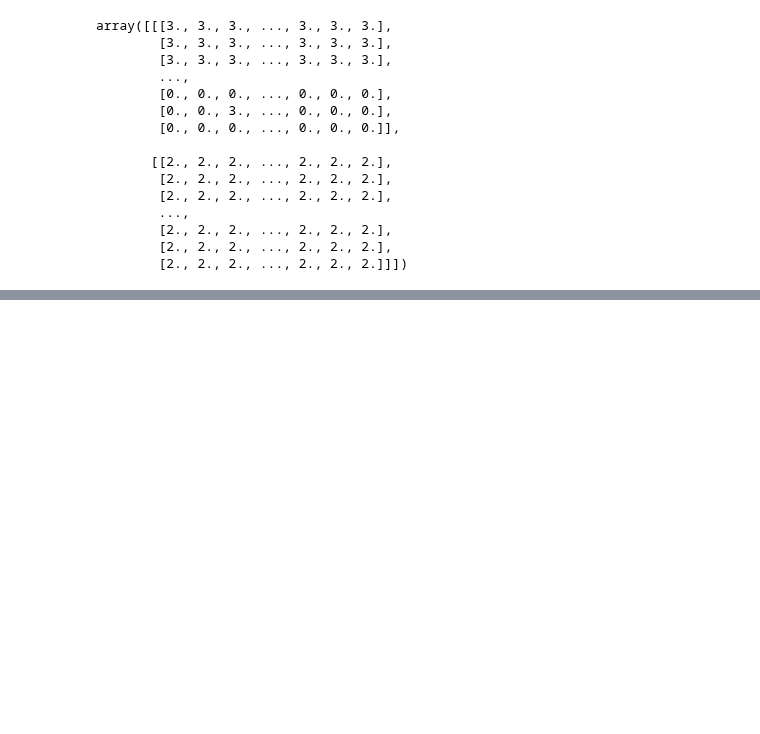
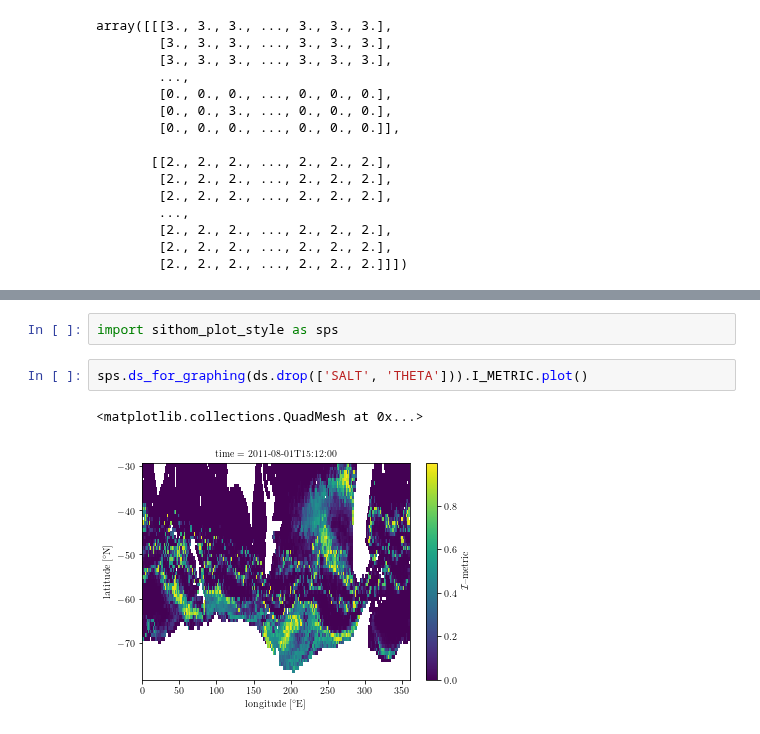
Before and after one commit to sdat2/pyxpcm, a Jupyter notebook: old-ipynb/new_i_metric.ipynb, the cells around one changed output, grey strips where cells are left out. Drawn from its saved outputs; the diff is of its cells as text; blank space fills up the shorter version.

```diff
--- a/old-ipynb/new_i_metric.ipynb
+++ b/old-ipynb/new_i_metric.ipynb
@@ -146,0 +199,7 @@ plt.colorbar()
+# %%
+import sithom_plot_style as sps
+# %%
+sps.ds_for_graphing(ds.drop(['SALT', 'THETA'])).I_METRIC.plot()
+# %% [output]
+<matplotlib.collections.QuadMesh at 0x...>
+[figure, added]
```
Also changed, not shown: parts of 6 cells of this notebook, 3 other files.
